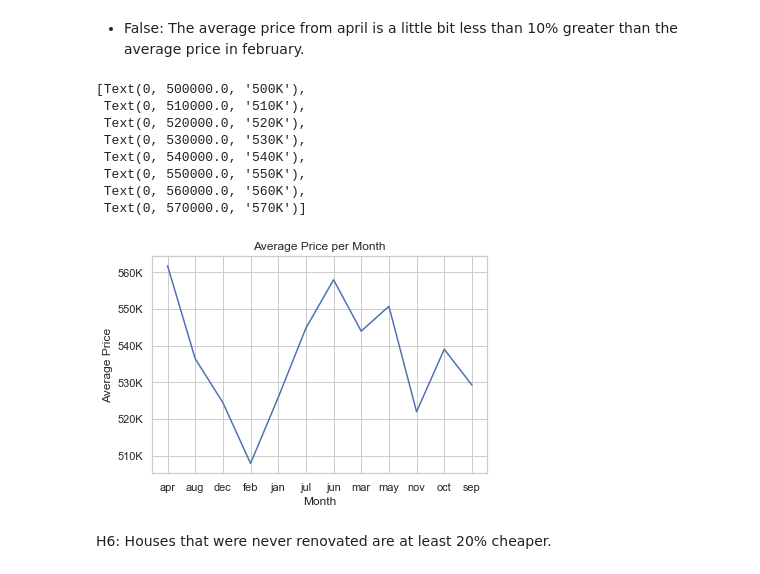
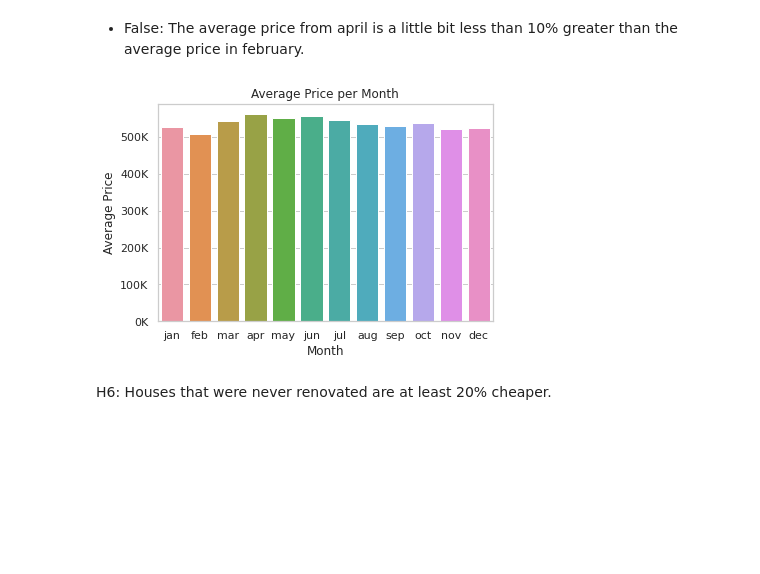
Before and after one commit to m4theus4ndr4de/house_rocket, a Jupyter notebook: house_rocket_insights.ipynb, the cells around one changed output. Drawn from its saved outputs; the diff is of its cells as text; code cells hidden in the pictures; blank space fills up the shorter version.

```diff
--- a/house_rocket_insights.ipynb
+++ b/house_rocket_insights.ipynb
@@ -222,20 +188,12 @@ print("{:.2f}%".format(percentage))
  - False: The average price from april is a little bit less than 10% greater than the average price in february.
 # %%
 sns.set_theme(style="whitegrid")
-fig = sns.lineplot(data=h5, x='month', y='price')
+months = ['jan', 'feb', 'mar', 'apr', 'may', 'jun',  'jul', 'aug', 'sep', 'oct', 'nov', 'dec']
+fig = sns.barplot(data=h5, x='month', y='price', order=months)
 fig.set(title='Average Price per Month', xlabel='Month', ylabel='Average Price')
-ylabels = ['{:,.0f}'.format(y) + 'K' for y in fig.get_yticks()/1000]
-fig.set_yticklabels(ylabels)
+fig.yaxis.set_major_formatter(ticker.FuncFormatter(lambda x, pos: '{:,.0f}'.format(x/1000) + 'K'))
 # %% [output]
-[Text(0, 500000.0, '500K'),
- Text(0, 510000.0, '510K'),
- Text(0, 520000.0, '520K'),
- Text(0, 530000.0, '530K'),
- Text(0, 540000.0, '540K'),
- Text(0, 550000.0, '550K'),
- Text(0, 560000.0, '560K'),
- Text(0, 570000.0, '570K')]
-[figure, old version]
+[figure, new version]
 # %% [markdown]
 H6: Houses that were never renovated are at least 20% cheaper.
 # %%
```
Also changed, not shown: parts of 8 cells of this notebook.
